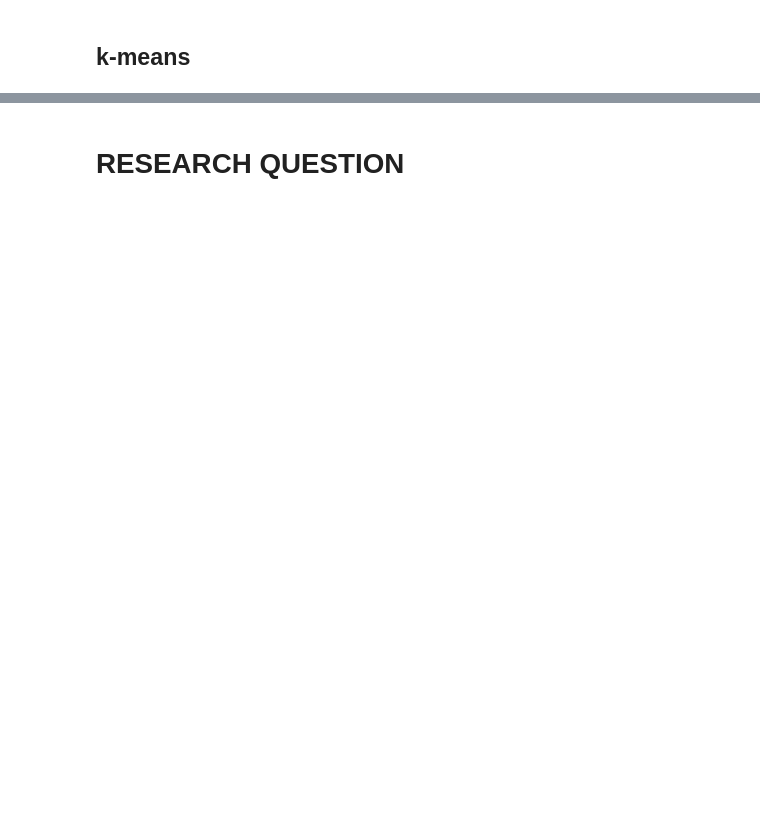
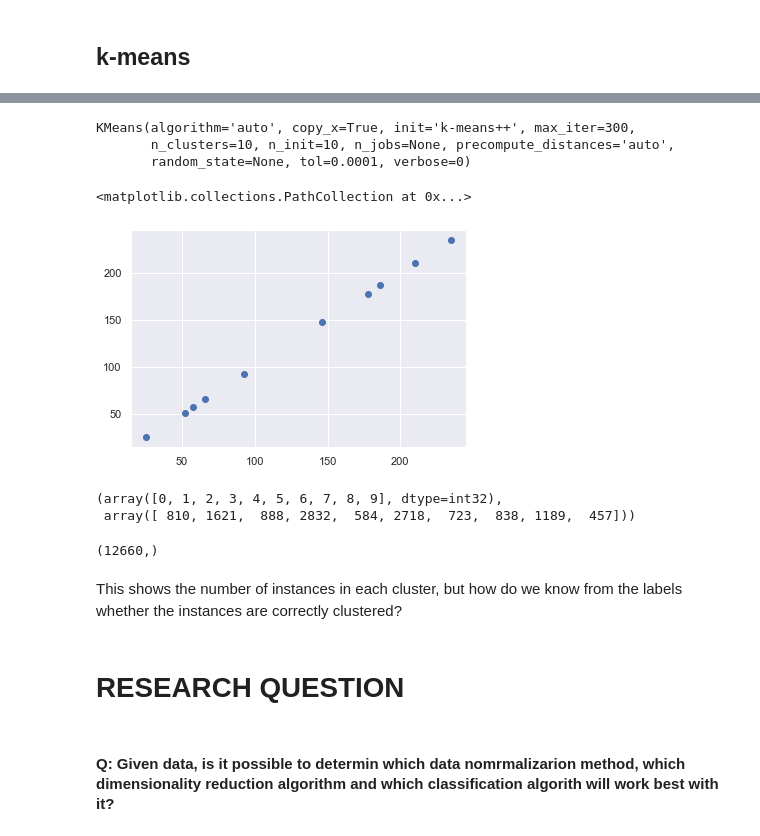
Before and after one commit to timkofu/F21DL, a Jupyter notebook: classy/view/jupyter_notebook/Coursework One.ipynb, the cells around one changed output, grey strips where cells are left out. Drawn from its saved outputs; the diff is of its cells as text; code cells hidden in the pictures; blank space fills up the shorter version.

```diff
--- a/classy/view/jupyter_notebook/Coursework One.ipynb
+++ b/classy/view/jupyter_notebook/Coursework One.ipynb
@@ -508,0 +717,10 @@ weighted avg       0.73      0.72      0.66      3798
+# %%
+instances_features = dataset.iloc[:, :-1].values
+# %%
+clusterer = KMeans(n_clusters=10)
+# %%
+clusterer.fit(instances_features)
+# %% [output]
+KMeans(algorithm='auto', copy_x=True, init='k-means++', max_iter=300,
+       n_clusters=10, n_init=10, n_jobs=None, precompute_distances='auto',
+       random_state=None, tol=0.0001, verbose=0)
@@ -509,2 +733,29 @@ weighted avg       0.73      0.72      0.66      3798
+# %%
+# Lets see if this is right
+# But how do we know which instance is which group?
+# I wonder if they are in order of the instances?
+import seaborn as sns
+sns.set()
+# %%
+# This shows the location of the clusters
+centers = clusterer.cluster_centers_
+plt.scatter(centers[:,0], centers[:,1])
+# %% [output]
+<matplotlib.collections.PathCollection at 0x...>
+[figure, added]
+# %%
+# Frequencies
+np.unique(clusters, return_counts=True)
+# %% [output]
+(array([0, 1, 2, 3, 4, 5, 6, 7, 8, 9], dtype=int32),
+ array([ 810, 1621,  888, 2832,  584, 2718,  723,  838, 1189,  457]))
+# %%
+clusters.shape
+# %% [output]
+(12660,)
+# %% [markdown]
+This shows the number of instances in each cluster, but how do we know from the labels whether the instances are correctly clustered?
 # %% [markdown]
 # RESEARCH QUESTION
+# %% [markdown]
+#### Q: Given data, is it possible to determin which data nomrmalizarion method, which dimensionality reduction algorithm and which classification algorith will work best with it?
```
Also changed, not shown: parts of 53 cells of this notebook, 5 other files.
